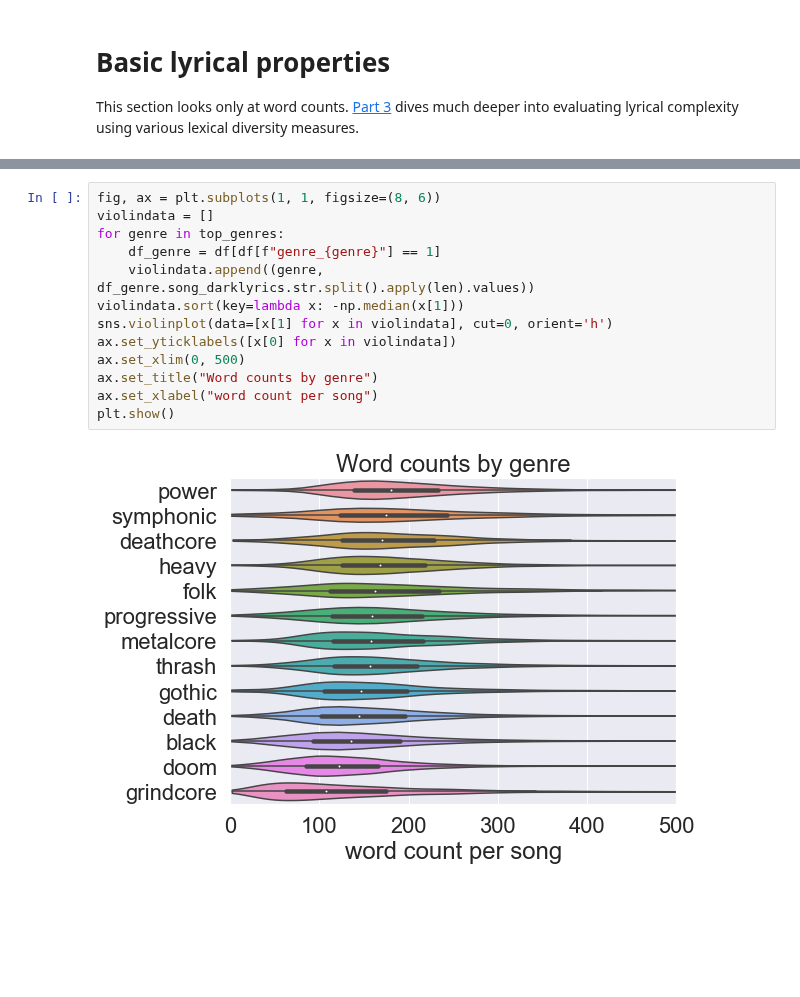
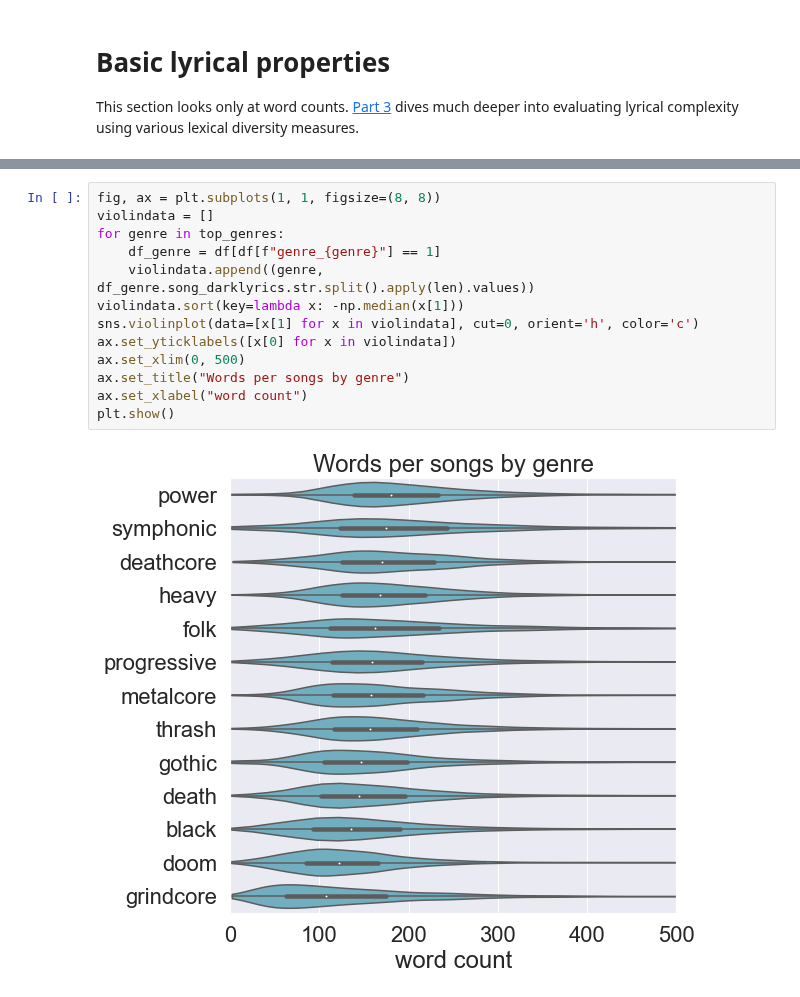
Before and after one commit to pdqnguyen/metallyrics, a Jupyter notebook: lyrics0.ipynb, the cells around one changed output, grey strips where cells are left out. Cells and saved outputs as stored; diff of their text form; blank space fills up the shorter version.

```diff
--- a/lyrics0.ipynb
+++ b/lyrics0.ipynb
@@ -120,15 +150,15 @@ plt.show()
 # %%
-fig, ax = plt.subplots(1, 1, figsize=(8, 6))
+fig, ax = plt.subplots(1, 1, figsize=(8, 8))
 violindata = []
 for genre in top_genres:
     df_genre = df[df[f"genre_{genre}"] == 1]
     violindata.append((genre, df_genre.song_darklyrics.str.split().apply(len).values))
 violindata.sort(key=lambda x: -np.median(x[1]))
-sns.violinplot(data=[x[1] for x in violindata], cut=0, orient='h')
+sns.violinplot(data=[x[1] for x in violindata], cut=0, orient='h', color='c')
 ax.set_yticklabels([x[0] for x in violindata])
 ax.set_xlim(0, 500)
-ax.set_title("Word counts by genre")
-ax.set_xlabel("word count per song")
+ax.set_title("Words per songs by genre")
+ax.set_xlabel("word count")
 plt.show()
 # %% [output]
-[figure, old version]
+[figure, new version]
```
Also changed, not shown: parts of 6 cells of this notebook.
